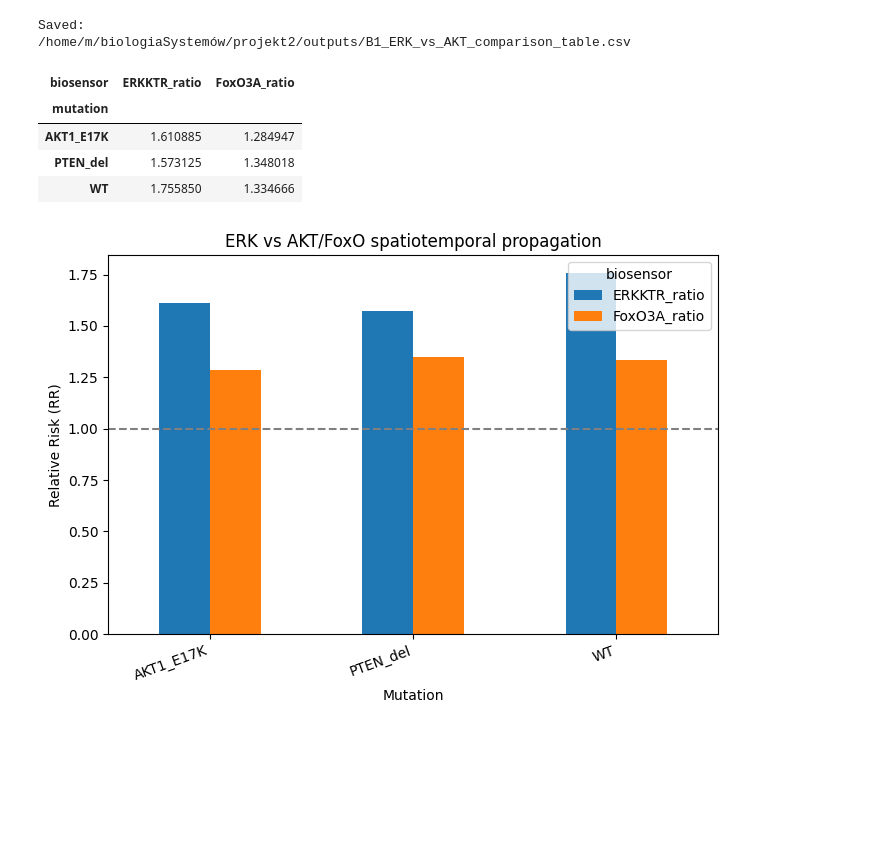
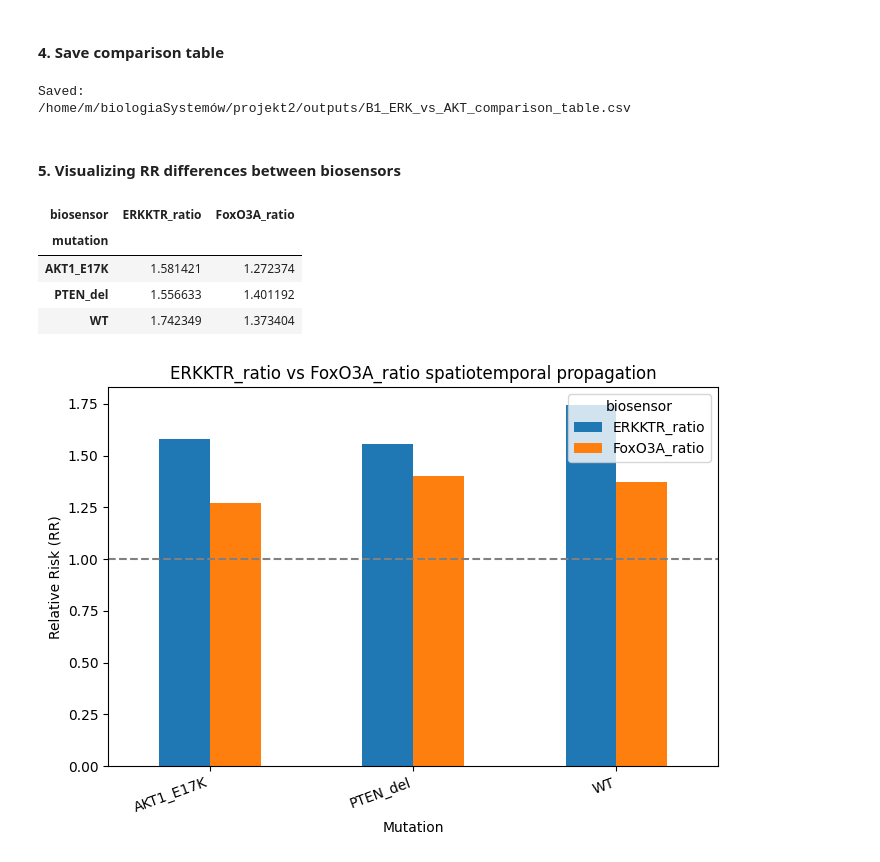
Before and after one commit to majadomanska/BS2-Spatiotemporal, a Jupyter notebook: notebooks/TaskB_IndependentResearch.ipynb, the cells around one changed output. Drawn from its saved outputs; the diff is of its cells as text; code cells hidden in the pictures; blank space fills up the shorter version.

```diff
--- a/notebooks/TaskB_IndependentResearch.ipynb
+++ b/notebooks/TaskB_IndependentResearch.ipynb
@@ -76,6 +107,4 @@ display(selected_blocks)
 # %%
-# Run spatiotemporal propagation for ERK and AKT/FoxO
-
 signals = {
     "ERKKTR_ratio": "ERKKTR_ratio",
     "FoxO3A_ratio": "FoxO3A_ratio"
@@ -90,7 +119,7 @@ rows = []
 for block in selected_blocks.itertuples(index=False):
     for signal_label, signal_col in signals.items():
 
-        outdir = OUTPUT_ROOT / f"TaskB_{block.mutation}_{signal_label}"
+        outdir = (OUTPUT_ROOT /f"TaskB_{block.mutation}_exp{block.exp_id}_site{block.site_id}_{signal_label}")
 
         cmd = [
             sys.executable,
@@ -139,4 +168,18 @@ for block in selected_blocks.itertuples(index=False):
 
 b1_df = pd.DataFrame(rows)
 display(b1_df)
+
+# Calculate mean propagation statistics across blocks.
+summary_df = (
+    b1_df
+    .groupby(["mutation", "biosensor"], as_index=False)
+    .agg(
+        mean_RR=("RR", "mean"),
+        std_RR=("RR", "std"),
+        mean_theta=("jump_threshold_theta", "mean"),
+        n_blocks=("RR", "count")
+    )
+)
+
+display(summary_df)
 # %% [output]
@@ -156 +223,3 @@ Running PTEN_del | FoxO3A_ratio
+# %% [markdown]
+#### 4. Save comparison table
 # %%
@@ -166,44 +230,44 @@ print(FINAL_OUTPUT_DIR / "B1_ERK_vs_AKT_comparison_table.csv")
 # %% [output]
 Saved:
 /home/m/biologiaSystemów/projekt2/outputs/B1_ERK_vs_AKT_comparison_table.csv
+# %% [markdown]
+#### 5. Visualizing RR differences between biosensors
 # %%
-# Simple comparative plot: RR values
-
-plot_df = b1_df.pivot(
+plot_df = summary_df.pivot(
     index="mutation",
     columns="biosensor",
-    values="RR"
+    values="mean_RR"
 )
 
 display(plot_df)
 
 fig, ax = plt.subplots(figsize=(7, 5))
 
 plot_df.plot(
     kind="bar",
     ax=ax
 )
 
 ax.axhline(1, linestyle="--", color="gray")
 
 ax.set_ylabel("Relative Risk (RR)")
 ax.set_xlabel("Mutation")
-ax.set_title("ERK vs AKT/FoxO spatiotemporal propagation")
+ax.set_title("ERKKTR_ratio vs FoxO3A_ratio spatiotemporal propagation")
 
 plt.xticks(rotation=20, ha="right")
 plt.tight_layout()
 
 plt.savefig(
-    FINAL_OUTPUT_DIR / "B1_ERK_vs_AKT_RR_barplot.png",
+    FINAL_OUTPUT_DIR / "B1_ERK_vs_FoxO3A_RR_barplot.png",
     dpi=300,
     bbox_inches="tight"
 )
 
 plt.show()
 # %% [output]
 | biosensor | ERKKTR_ratio | FoxO3A_ratio |
 | mutation |  |  |
-| AKT1_E17K | 1.610885 | 1.284947 |
-| PTEN_del | 1.573125 | 1.348018 |
-| WT | 1.755850 | 1.334666 |
+| AKT1_E17K | 1.581421 | 1.272374 |
+| PTEN_del | 1.556633 | 1.401192 |
+| WT | 1.742349 | 1.373404 |
-[figure, old version]
+[figure, new version]
```
Also changed, not shown: parts of 14 cells of this notebook, 3 other files.
